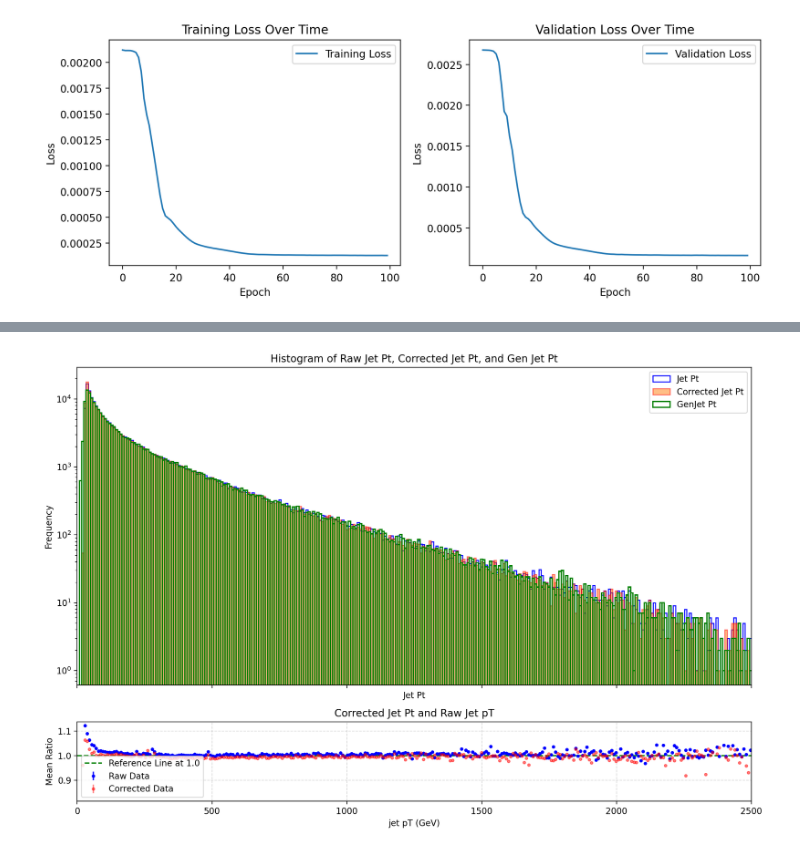
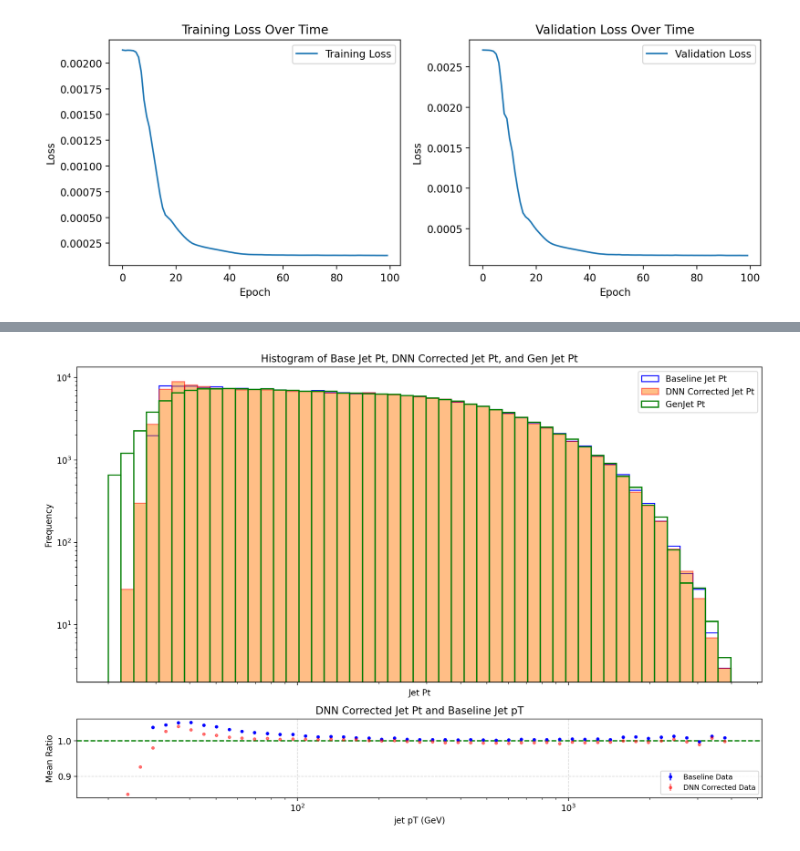
Before and after one commit to Omerdkmc/correction-repo, a Jupyter notebook: dnn_omer3.ipynb, the cells around one changed output, grey strips where cells are left out. Saved outputs shown, nothing was run; the diff lists cells and outputs as text; code cells hidden in the pictures.

```diff
--- a/dnn_omer3.ipynb
+++ b/dnn_omer3.ipynb
@@ -18,7 +18,7 @@ key = "data"
 data = pd.read_hdf(file_path, key=key)
 # %%
 df = pd.DataFrame(data)
-df_filtered = df[df["jetGenMatch"] != 0]
+df_filtered = df[(df["jetGenMatch"] != 0) & (df["genJetPt"] > 20) & (abs(df["jetEta"]) < 2.5)]
 df_filtered = df_filtered.head(1000000)
 df_filtered
 # %% [output]
@@ -39,7 +39,7 @@ df_filtered
 #df = df[abs(df["raw_jet_eta"])<5.]
 #df['delphes_corrected_pt'] = df['raw_jet_pt'] * np.sqrt((2.5 - 0.15 * abs(df['raw_jet_eta'])) ** 2 / df['raw_jet_pt'] + 1.0)
 
-exclude_columns = ["genJetPt", "jetRawPt", "jetGenMatch"]
+exclude_columns = ["genJetPt", "jetPt", "jetGenMatch"]
 
 features = df_filtered[[col for col in df.columns if col not in exclude_columns]]
 target = df_filtered["genJetPt"]
@@ -69,3 +65,6 @@ class CustomDataset(Dataset):
 # Split the data into training, validation, and test sets
 X_train, X_temp, y_train, y_temp = train_test_split(features_scaled, target, test_size=0.4, random_state=42)
 X_validation, X_test, y_validation, y_test = train_test_split(X_temp, y_temp, test_size=0.5, random_state=42)
+# %%
+X_jet_train, X_jet_temp, y_jet_train, y_jet_temp = train_test_split(df_filtered["jetPt"], target, test_size=0.4, random_state=42)
+X_jet_validation, X_jet_test, y_jet_validation, y_jet_test = train_test_split(X_jet_temp, y_temp, test_size=0.5, random_state=42)
@@ -284,8 +295,8 @@ with torch.no_grad():
         inputs  = inputs.to(device)
         targets = targets.to(device)
         y_pred = model(inputs)
-        #test_loss += loss_fn(y_pred, targets.view(y_pred.shape)).item()/len(targets)
-        test_loss += leaky_gaussian_loss(y_pred, targets.view(y_pred.shape), alpha, beta).item()/len(targets)
+        test_loss += loss_fn(y_pred, targets.view(y_pred.shape)).item()/len(targets)
+        #test_loss += leaky_gaussian_loss(y_pred, targets.view(y_pred.shape), alpha, beta).item()/len(targets)
 
         y_true_test.extend(targets.cpu().numpy())
         y_pred_test.extend(y_pred.cpu().numpy())
@@ -392,38 +470,39 @@ corrtogen_mean, corrtogen_std, _, _ = bin_ratio(y_pred.flatten(), y_test)
 # %%
 # Plotting the histogram and ratio plot
 fig, (ax1, ax2) = plt.subplots(2, 1, sharex='col', gridspec_kw={'height_ratios': [4, 1]}, figsize=(12, 8))
 
 
 #common_bin_edges = np.linspace(min(X_test_original_scale[:, 0].min(), y_pred.min(), y_test.min()), max(X_test_original_scale[:, 0].max(), y_pred.max(), y_test.max()), 100)
 
-ax1.hist(X_test_original_scale[:, 0], bins=bin_edges, label='Jet Pt', fill=0, edgecolor='blue', linewidth=1.2)
-ax1.hist(y_pred, bins=bin_edges, label='Corrected Jet Pt', edgecolor="red", alpha=0.5, linewidth=1.2)
+ax1.hist(X_jet_test, bins=bin_edges, label='Baseline Jet Pt', fill=0, edgecolor='blue', linewidth=1.2)
+ax1.hist(y_pred, bins=bin_edges, label='DNN Corrected Jet Pt', edgecolor="red", alpha=0.5, linewidth=1.2)
 ax1.hist(y_test, bins=bin_edges, label='GenJet Pt', fill=0, edgecolor='green', linewidth=1.5)
 
 ax1.set_xlabel('Jet Pt')
 ax1.set_ylabel('Frequency')
-ax1.set_title('Histogram of Raw Jet Pt, Corrected Jet Pt, and Gen Jet Pt')
+ax1.set_title('Histogram of Base Jet Pt, DNN Corrected Jet Pt, and Gen Jet Pt')
 ax1.set_yscale('log')
 ax1.legend()
 
 
-ax2.errorbar(bin_centers, rawtogen_mean, yerr=0 * rawtogen_std, fmt='o', markersize=3.0, color='blue', label='Raw Data')
-ax2.errorbar(bin_centers, corrtogen_mean, yerr=0 * corrtogen_std, fmt='o', markersize=3.0, alpha=0.5, color='red', label='Corrected Data')
-ax2.axhline(y=1.0, color='g', linestyle='--', label='Reference Line at 1.0')
+ax2.errorbar(bin_centers, basetogen_mean, yerr=0 * basetogen_std, fmt='o', markersize=3.0, color='blue', label='Baseline Data')
+ax2.errorbar(bin_centers, corrtogen_mean, yerr=0 * corrtogen_std, fmt='o', markersize=3.0, alpha=0.5, color='red', label='DNN Corrected Data')
+ax2.axhline(y=1.0, color='g', linestyle='--')
 
 ax2.set_xlabel('jet pT (GeV)')
 ax2.set_ylabel('Mean Ratio')
-ax2.set_title('Corrected Jet Pt and Raw Jet pT')
+ax2.set_title('DNN Corrected Jet Pt and Baseline Jet pT')
+ax2.set_xscale('log')
 ax2.grid(True, linestyle='--', alpha=0.5)
-ax2.legend()
+ax2.legend(fontsize='small')
 
-ax1.set_xlim(0, 2500)
-ax2.set_xlim(0, 2500)
+#ax1.set_xlim(0, 2500)
+#ax2.set_xlim(0, 2500)
 
 plt.tight_layout()
 plt.show()
 # %% [output]
-[figure, old version]
+[figure, new version]
 # %%
 import seaborn as sns
 
```
Also changed, not shown: parts of 12 cells of this notebook, 3 other files.
